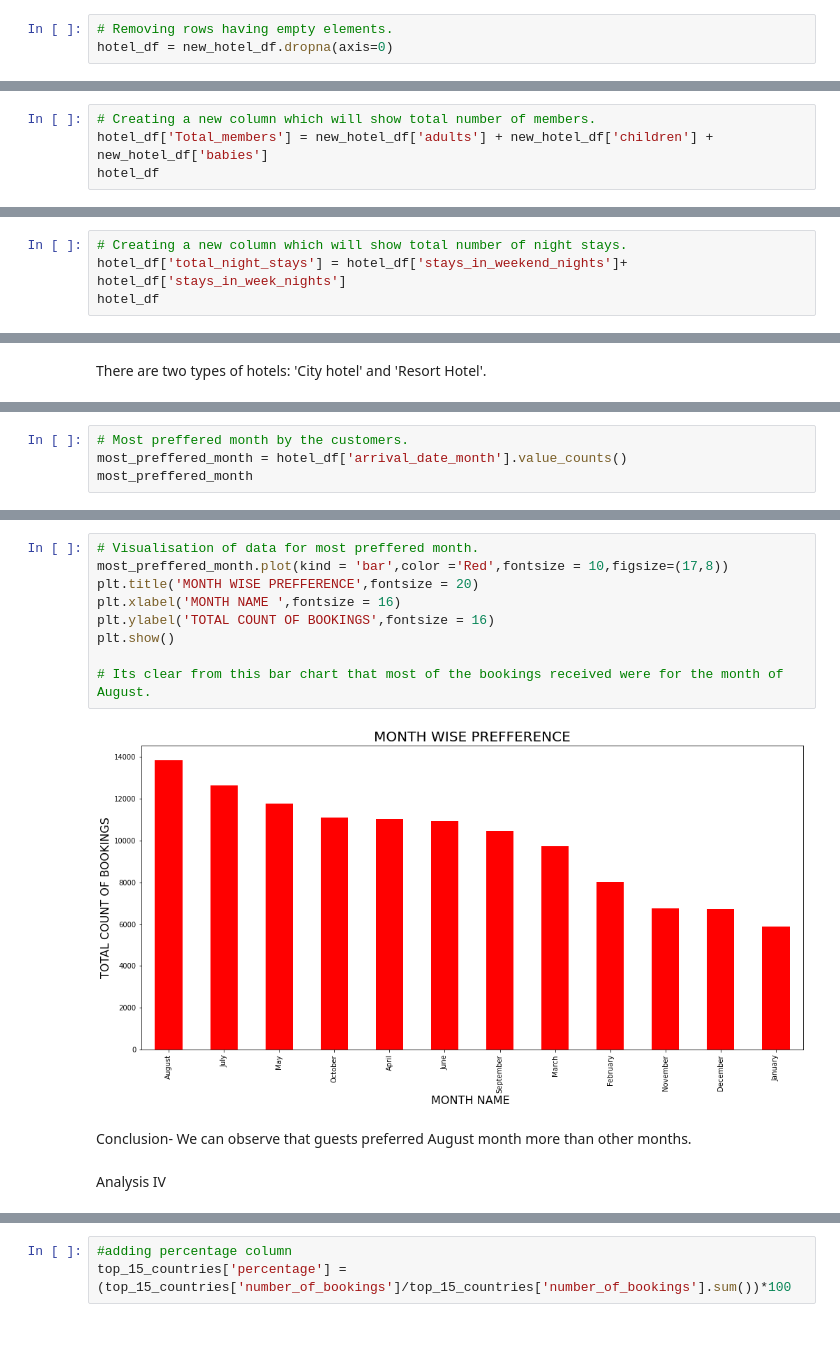
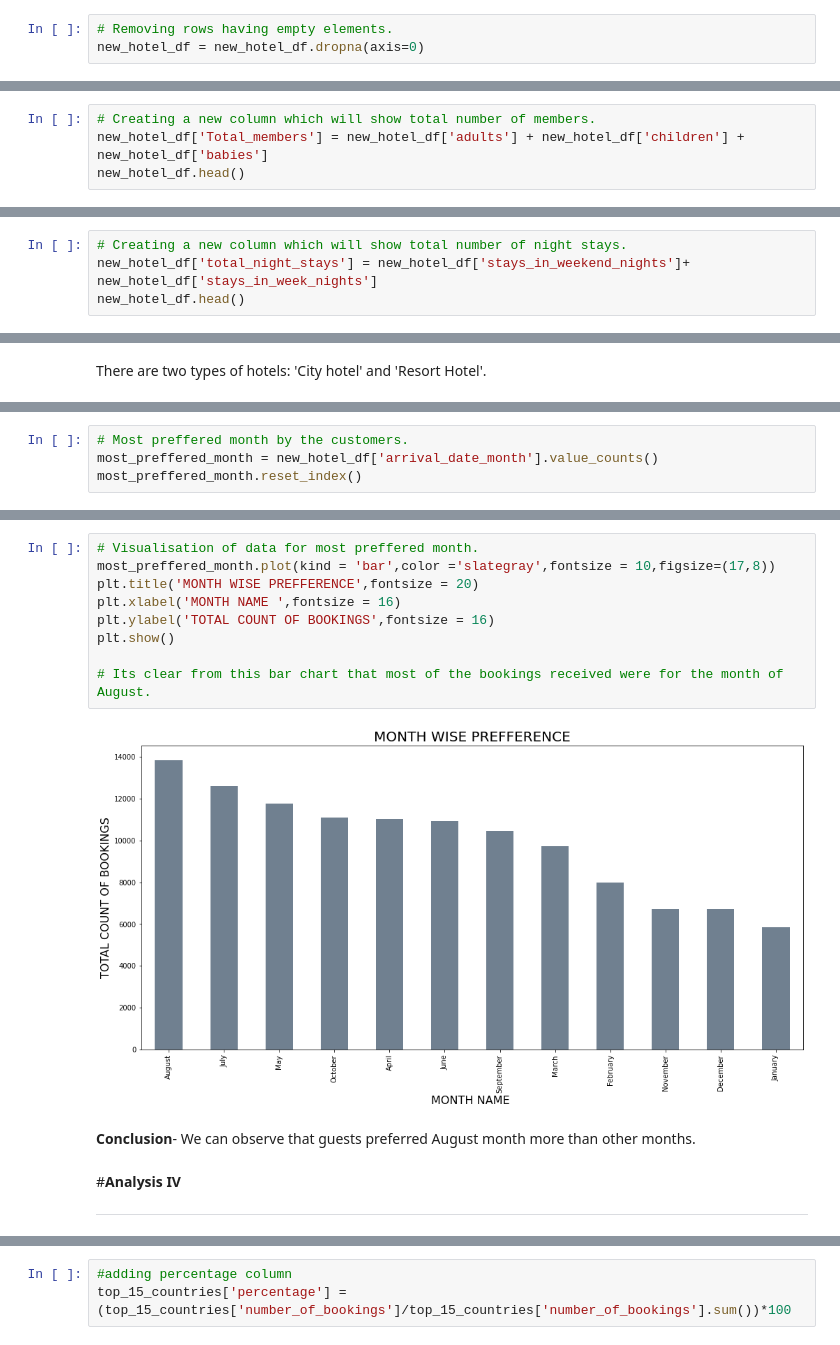
Before and after one commit to omkar123katare/EDA-hotel_bookings, a Jupyter notebook: EDA_hotel_bookings.ipynb, the cells around one changed output, grey strips where cells are left out. Drawn from its saved outputs; the diff is of its cells as text.

```diff
--- a/EDA_hotel_bookings.ipynb
+++ b/EDA_hotel_bookings.ipynb
@@ -200,6 +202,6 @@ See the caveats in the documentation: https://pandas.pydata.org/pandas-docs/stab
   return self._update_inplace(result)
 # %%
 # Removing rows having empty elements.
-hotel_df = new_hotel_df.dropna(axis=0)
+new_hotel_df = new_hotel_df.dropna(axis=0)
 # %%
 
@@ -228,8 +230,8 @@ dtype: int64
 #**Creating new column**
 # %%
 # Creating a new column which will show total number of members.
-hotel_df['Total_members'] = new_hotel_df['adults'] + new_hotel_df['children'] + new_hotel_df['babies']
-hotel_df
+new_hotel_df['Total_members'] = new_hotel_df['adults'] + new_hotel_df['children'] + new_hotel_df['babies']
+new_hotel_df.head()
 # %% [output]
 A value is trying to be set on a copy of a slice from a DataFrame.
 Try using .loc[row_indexer,col_indexer] = value instead
@@ -251,7 +246,7 @@ See the caveats in the documentation: https://pandas.pydata.org/pandas-docs/stab
 # %%
 # Creating a new column which will show total number of night stays.
-hotel_df['total_night_stays'] = hotel_df['stays_in_weekend_nights']+ hotel_df['stays_in_week_nights']
-hotel_df
+new_hotel_df['total_night_stays'] = new_hotel_df['stays_in_weekend_nights']+ new_hotel_df['stays_in_week_nights']
+new_hotel_df.head()
 # %% [output]
 A value is trying to be set on a copy of a slice from a DataFrame.
 Try using .loc[row_indexer,col_indexer] = value instead
@@ -320,5 +332,5 @@ Most preffered month for hotel booking
 # %%
 # Most preffered month by the customers.
-most_preffered_month = hotel_df['arrival_date_month'].value_counts()
-most_preffered_month
+most_preffered_month = new_hotel_df['arrival_date_month'].value_counts()
+most_preffered_month.reset_index()
 # %% [output]
@@ -338,16 +350,18 @@ Name: arrival_date_month, dtype: int64
 # %%
 # Visualisation of data for most preffered month.
-most_preffered_month.plot(kind = 'bar',color ='Red',fontsize = 10,figsize=(17,8))
+most_preffered_month.plot(kind = 'bar',color ='slategray',fontsize = 10,figsize=(17,8))
 plt.title('MONTH WISE PREFFERENCE',fontsize = 20)
 plt.xlabel('MONTH NAME ',fontsize = 16)
 plt.ylabel('TOTAL COUNT OF BOOKINGS',fontsize = 16)
 plt.show()
 
 # Its clear from this bar chart that most of the bookings received were for the month of August.
 # %% [output]
-[figure, old version]
+[figure, new version]
 # %% [markdown]
-Conclusion-  We can observe that guests preferred August month more than other months.
+**Conclusion**-  We can observe that guests preferred August month more than other months.
-# %% [markdown]
-Analysis IV
+# %% [markdown]
+#**Analysis IV**
+
+---
 # %% [markdown]
```
Also changed, not shown: parts of 73 cells of this notebook.
